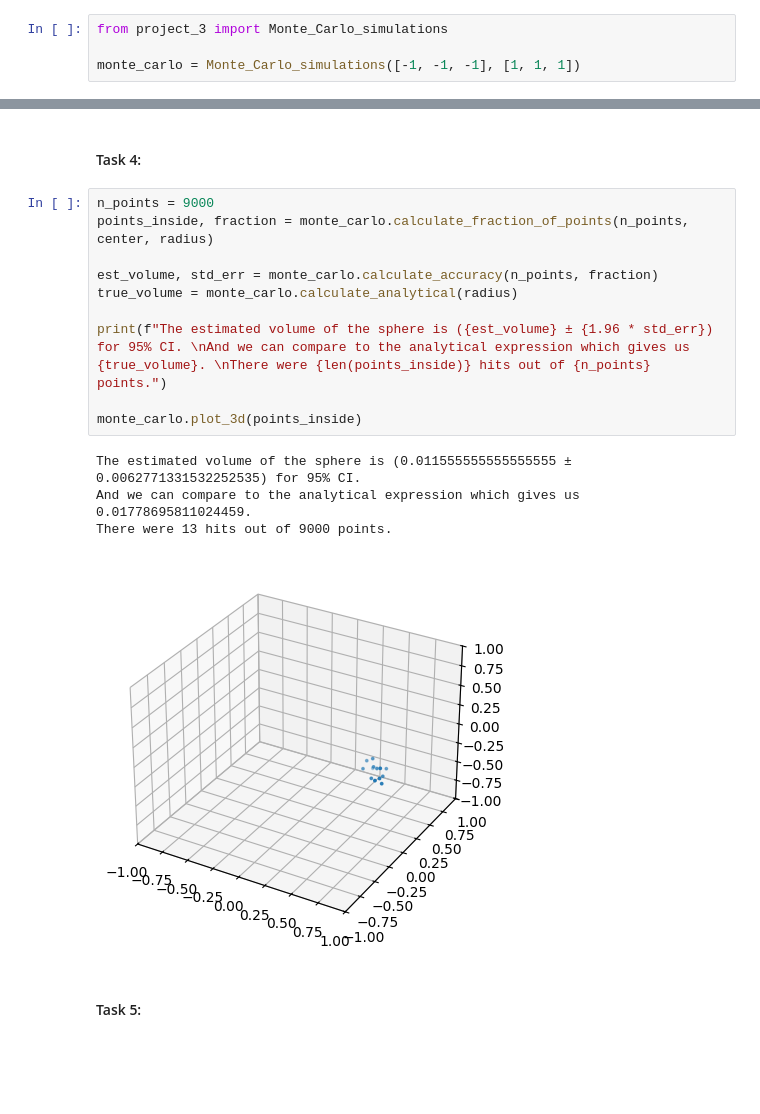
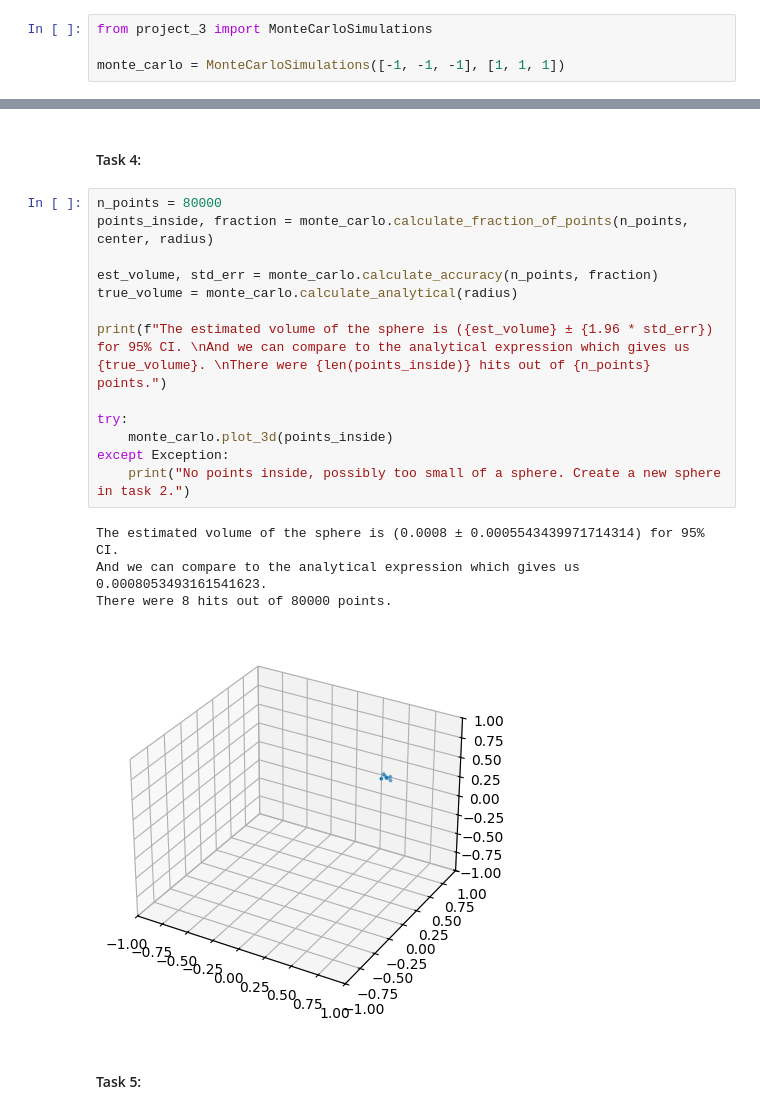
Before and after one commit to esoey/AEJ_project3, a Jupyter notebook: project_3.ipynb, the cells around one changed output, grey strips where cells are left out. Saved outputs shown, nothing was run; the diff lists cells and outputs as text; blank space fills up the shorter version.

```diff
--- a/project_3.ipynb
+++ b/project_3.ipynb
@@ -11,9 +7,9 @@
 # %% [markdown]
 #### Task 0:
 # %%
-from project_3 import Monte_Carlo_simulations
+from project_3 import MonteCarloSimulations
 
-monte_carlo = Monte_Carlo_simulations([-1, -1, -1], [1, 1, 1])
+monte_carlo = MonteCarloSimulations([-1, -1, -1], [1, 1, 1])
 # %% [markdown]
 #### Task 1:
 # %%
@@ -37,20 +33,23 @@ False
 # %% [markdown]
 #### Task 4:
 # %%
-n_points = 9000
+n_points = 80000
 points_inside, fraction = monte_carlo.calculate_fraction_of_points(n_points, center, radius)
 
 est_volume, std_err = monte_carlo.calculate_accuracy(n_points, fraction)
 true_volume = monte_carlo.calculate_analytical(radius)
 
 print(f"The estimated volume of the sphere is ({est_volume} ± {1.96 * std_err}) for 95% CI. \nAnd we can compare to the analytical expression which gives us {true_volume}. \nThere were {len(points_inside)} hits out of {n_points} points.")
 
-monte_carlo.plot_3d(points_inside)
+try:
+    monte_carlo.plot_3d(points_inside)
+except Exception:
+    print("No points inside, possibly too small of a sphere. Create a new sphere in task 2.")
 # %% [output]
-The estimated volume of the sphere is (0.011555555555555555 ± 0.0062771331532252535) for 95% CI.
-And we can compare to the analytical expression which gives us 0.01778695811024459.
-There were 13 hits out of 9000 points.
+The estimated volume of the sphere is (0.0008 ± 0.0005543439971714314) for 95% CI.
+And we can compare to the analytical expression which gives us 0.0008053493161541623.
+There were 8 hits out of 80000 points.
-[figure, old version]
+[figure, new version]
 # %% [markdown]
 #### Task 5:
 # %% [markdown]
```
Also changed, not shown: parts of 17 cells of this notebook, 1 other file.
